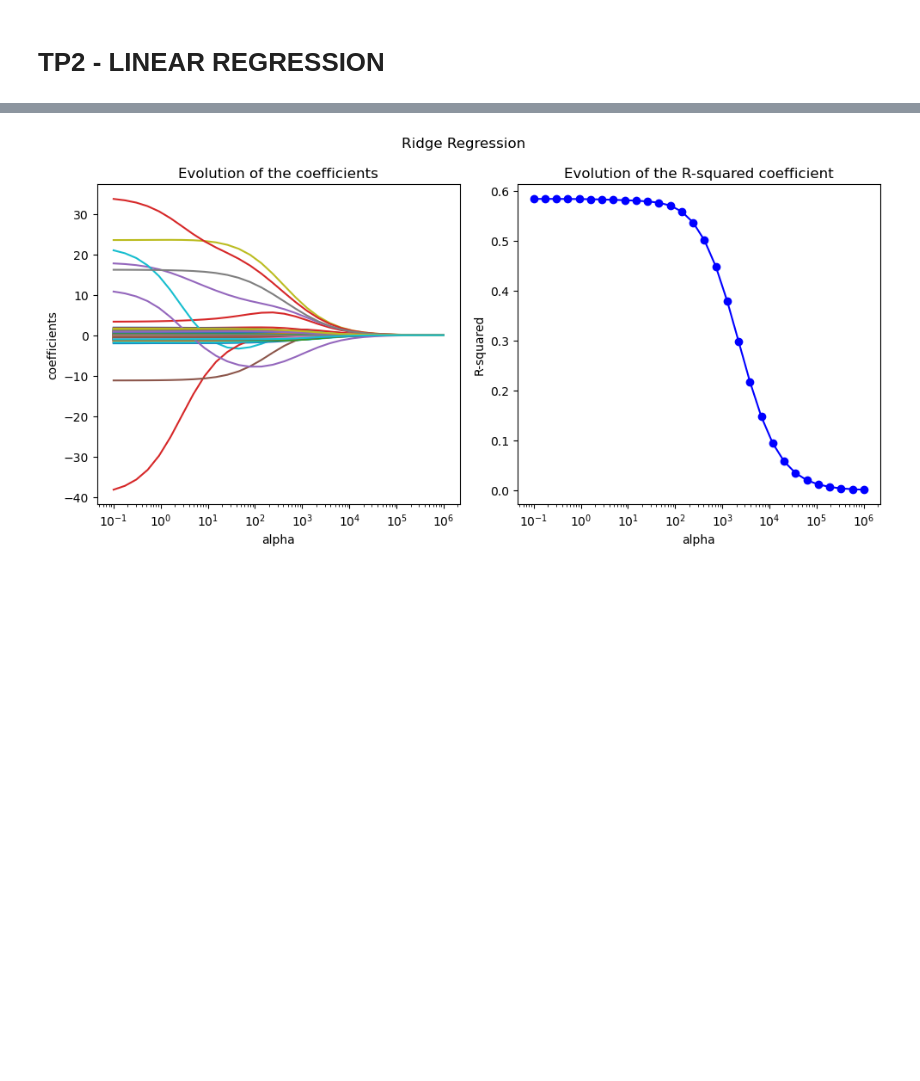
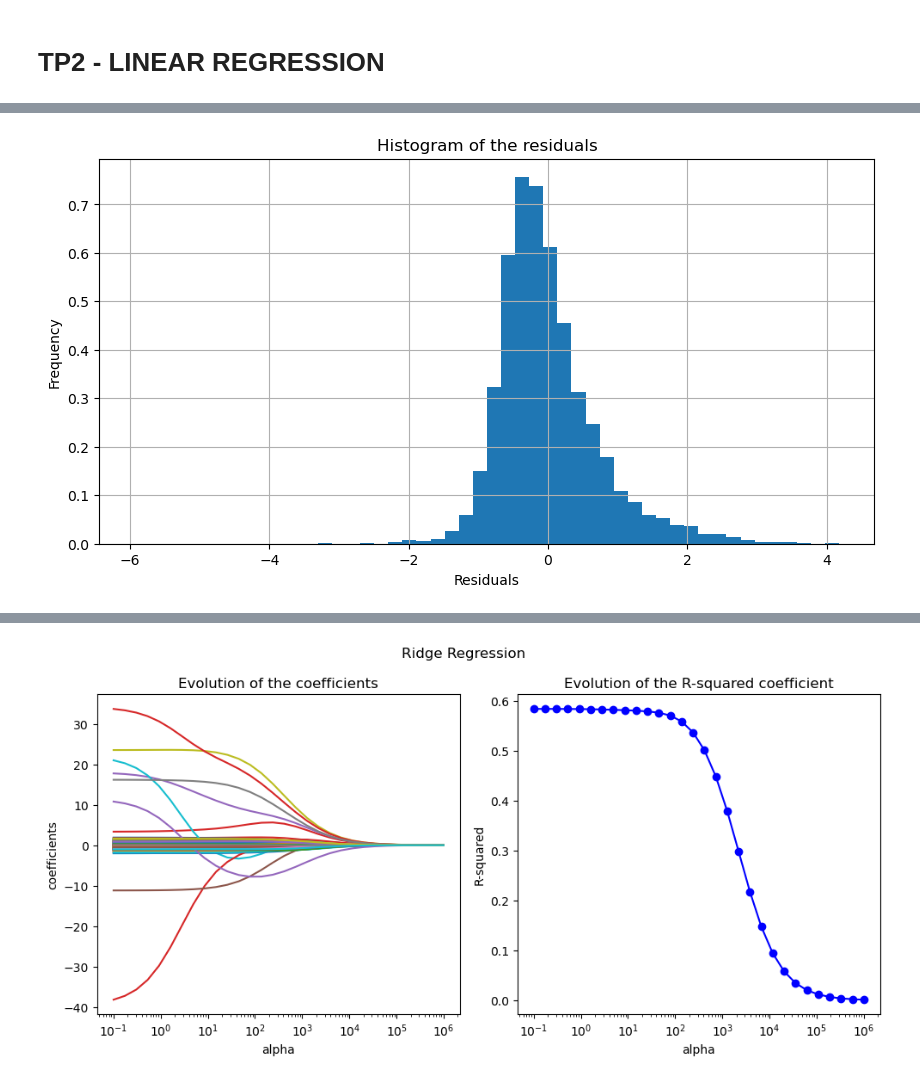
Before and after one commit to lmcastanedame/SD-TSIA204_TP2_Linear-Regression, a Jupyter notebook: TP2 - SD-TSIA204.ipynb, the cells around one changed output, grey strips where cells are left out. Saved outputs shown, nothing was run; the diff lists cells and outputs as text; code cells hidden in the pictures; blank space fills up the shorter version.

```diff
--- a/TP2 - SD-TSIA204.ipynb
+++ b/TP2 - SD-TSIA204.ipynb
@@ -418,0 +42,3 @@ iterations
+# %%
+X_train = np.c_[np.ones((X_test.shape[0], 1)), X_train]  # add x0 = 1 to each instance
+theta_best_train = inv(X_train.T.dot(X_train)).dot(X_train.T).dot(y_train)
@@ -418,0 +129,11 @@ iterations
+# %%
+# Plot the histogram of the residuals
+plt.figure(figsize=(10, 5))
+plt.hist(residuals, bins=50, density=True, label='Residuals')
+plt.title('Histogram of the residuals')
+plt.ylabel('Frequency')
+plt.xlabel('Residuals')
+plt.grid()
+plt.show()
+# %% [output]
+[figure, added]
```
Also changed, not shown: parts of 85 cells of this notebook.
